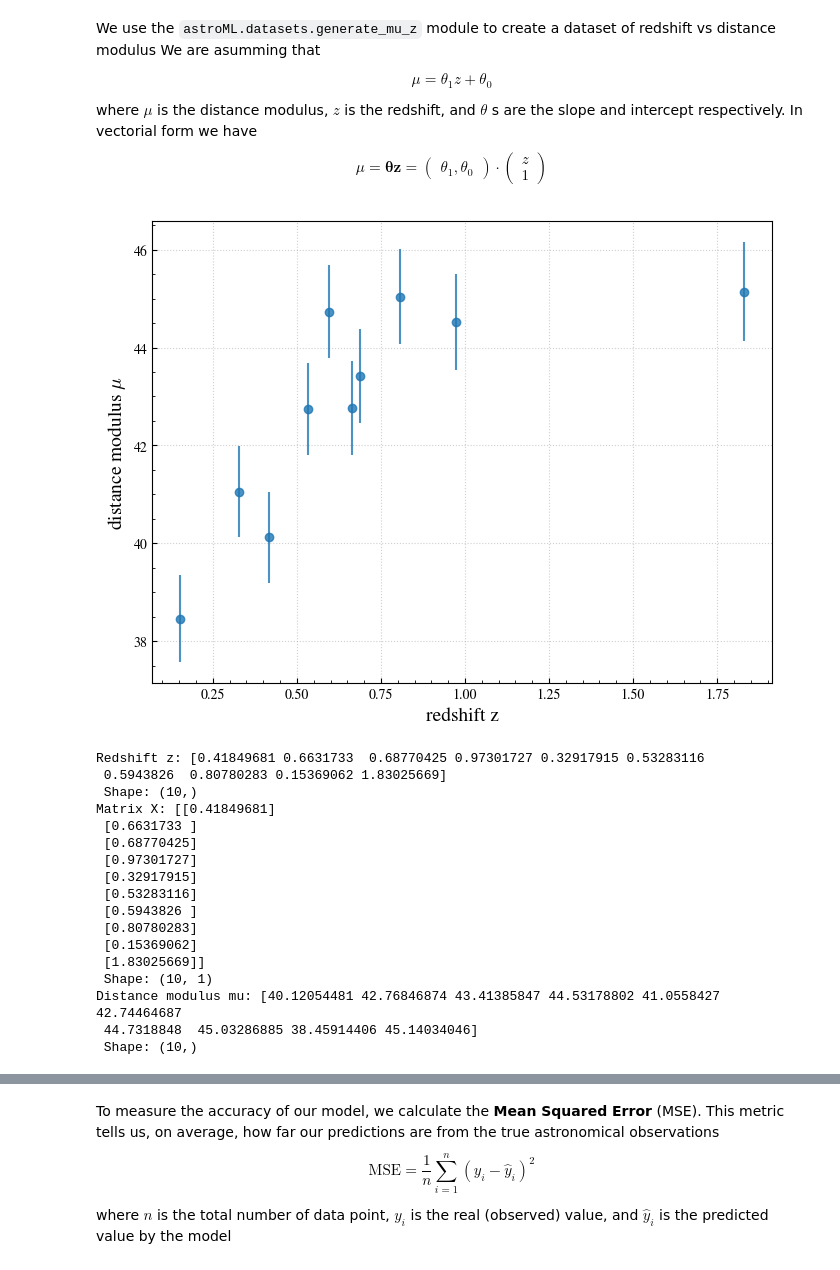
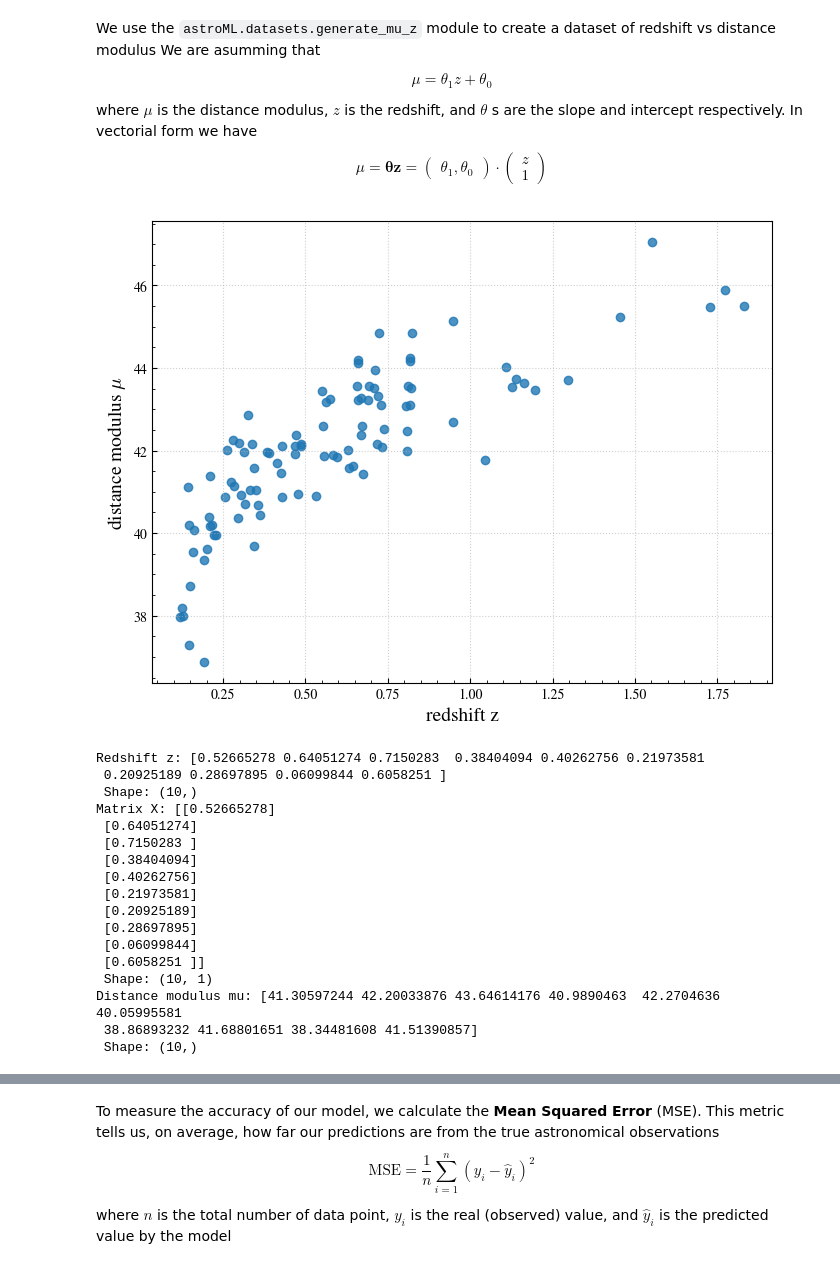
Before and after one commit to jurados/AS4501_Astroinformatic, a Jupyter notebook: Auxiliar/AUX1_LinearRegression.ipynb, the cells around one changed output, grey strips where cells are left out. Cells and saved outputs as stored; diff of their text form; code cells hidden in the pictures.

```diff
--- a/Auxiliar/AUX1_LinearRegression.ipynb
+++ b/Auxiliar/AUX1_LinearRegression.ipynb
@@ -53,16 +54,16 @@ where $\mu$ is the distance modulus, $z$ is the redshift, and $\theta$ s are the
 In vectorial form we have
 $$\mu = \mathbf{\theta} \mathbf{z} = \begin{pmatrix} \theta_1, \theta_0  \end{pmatrix} \cdot \begin{pmatrix} z \\ 1  \end{pmatrix}$$
 # %%
-z_sample, mu_sample, dmu_sample  = astroML.datasets.generate_mu_z(10)#, random_state=0)
+z_sample, mu_sample, _  = astroML.datasets.generate_mu_z(100)#, random_state=0)
 
 fig, ax = plt.subplots(figsize=(8, 6))
-ax.errorbar(z_sample, mu_sample, yerr=dmu_sample, fmt='o', alpha=0.8)
+ax.scatter(z_sample, mu_sample, alpha=0.8)
 ax.set_xlabel('redshift z', fontsize=14)
 ax.set_ylabel(r'distance modulus $\mu$', fontsize=14)
 plt.grid()
 plt.show()
 # %% [output]
-[figure, old version]
+[figure, new version]
 # %%
 X = z_sample.reshape(-1, 1)
 y = mu_sample
@@ -71,22 +72,22 @@ print('Redshift z:', z_sample,'\n', 'Shape:', z_sample.shape)
 print('Matrix X:', X,'\n', 'Shape:', X.shape)
 print('Distance modulus mu:', y,'\n', 'Shape:', y.shape)
 # %% [output]
-Redshift z: [0.41849681 0.6631733  0.68770425 0.97301727 0.32917915 0.53283116
- 0.5943826  0.80780283 0.15369062 1.83025669]
+Redshift z: [0.52665278 0.64051274 0.7150283  0.38404094 0.40262756 0.21973581
+ 0.20925189 0.28697895 0.06099844 0.6058251 ]
  Shape: (10,)
-Matrix X: [[0.41849681]
- [0.6631733 ]
- [0.68770425]
- [0.97301727]
- [0.32917915]
- [0.53283116]
- [0.5943826 ]
- [0.80780283]
- [0.15369062]
- [1.83025669]]
+Matrix X: [[0.52665278]
+ [0.64051274]
+ [0.7150283 ]
+ [0.38404094]
+ [0.40262756]
+ [0.21973581]
+ [0.20925189]
+ [0.28697895]
+ [0.06099844]
+ [0.6058251 ]]
  Shape: (10, 1)
-Distance modulus mu: [40.12054481 42.76846874 43.41385847 44.53178802 41.0558427  42.74464687
- 44.7318848  45.03286885 38.45914406 45.14034046]
+Distance modulus mu: [41.30597244 42.20033876 43.64614176 40.9890463  42.2704636  40.05995581
+ 38.86893232 41.68801651 38.34481608 41.51390857]
  Shape: (10,)
 # %% [markdown]
 To find the optimal parameters for our linear model, we minimize the **Residual Sum of Squares (RSS)**. The cost function $J(\theta)$ is defined as the squared norm of the residual vector:
```
Also changed, not shown: parts of 20 cells of this notebook.
